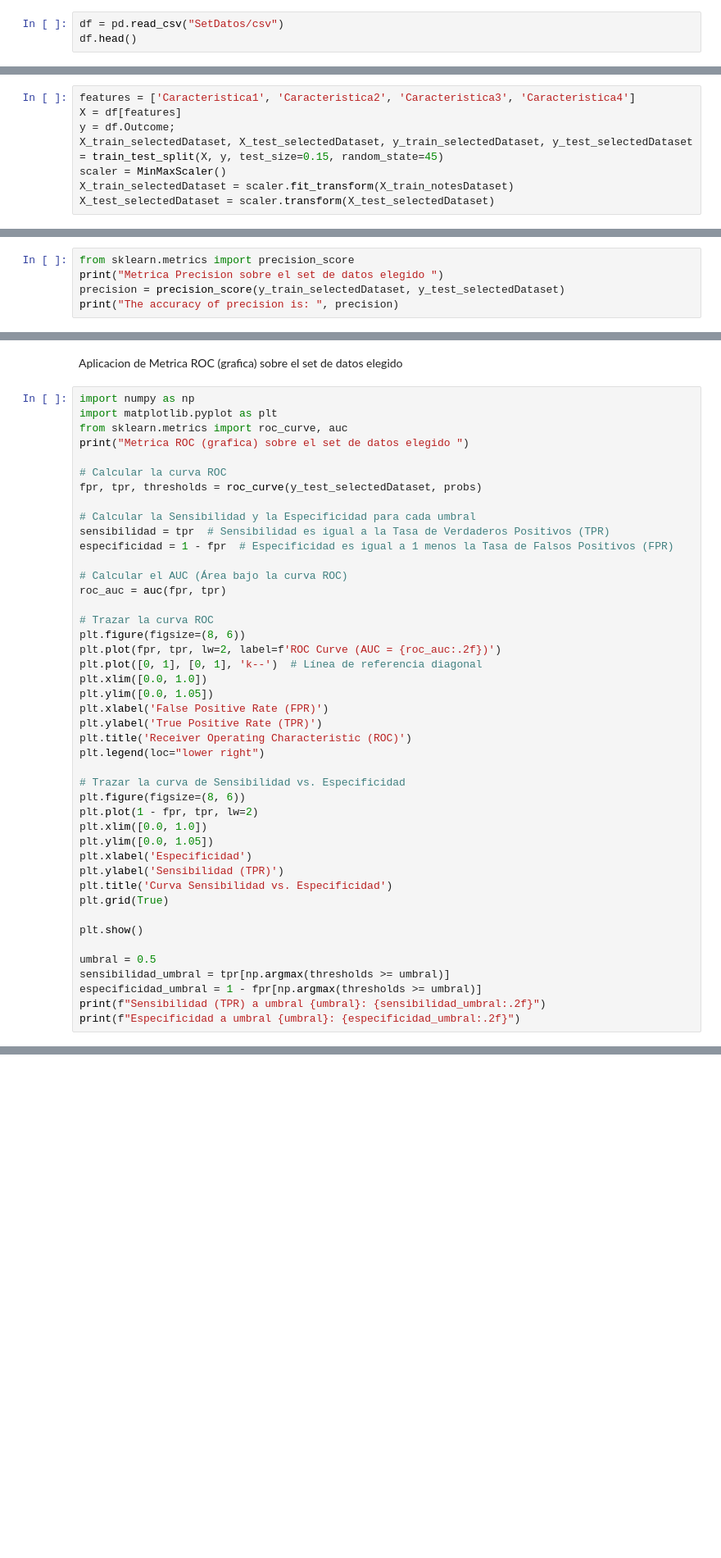
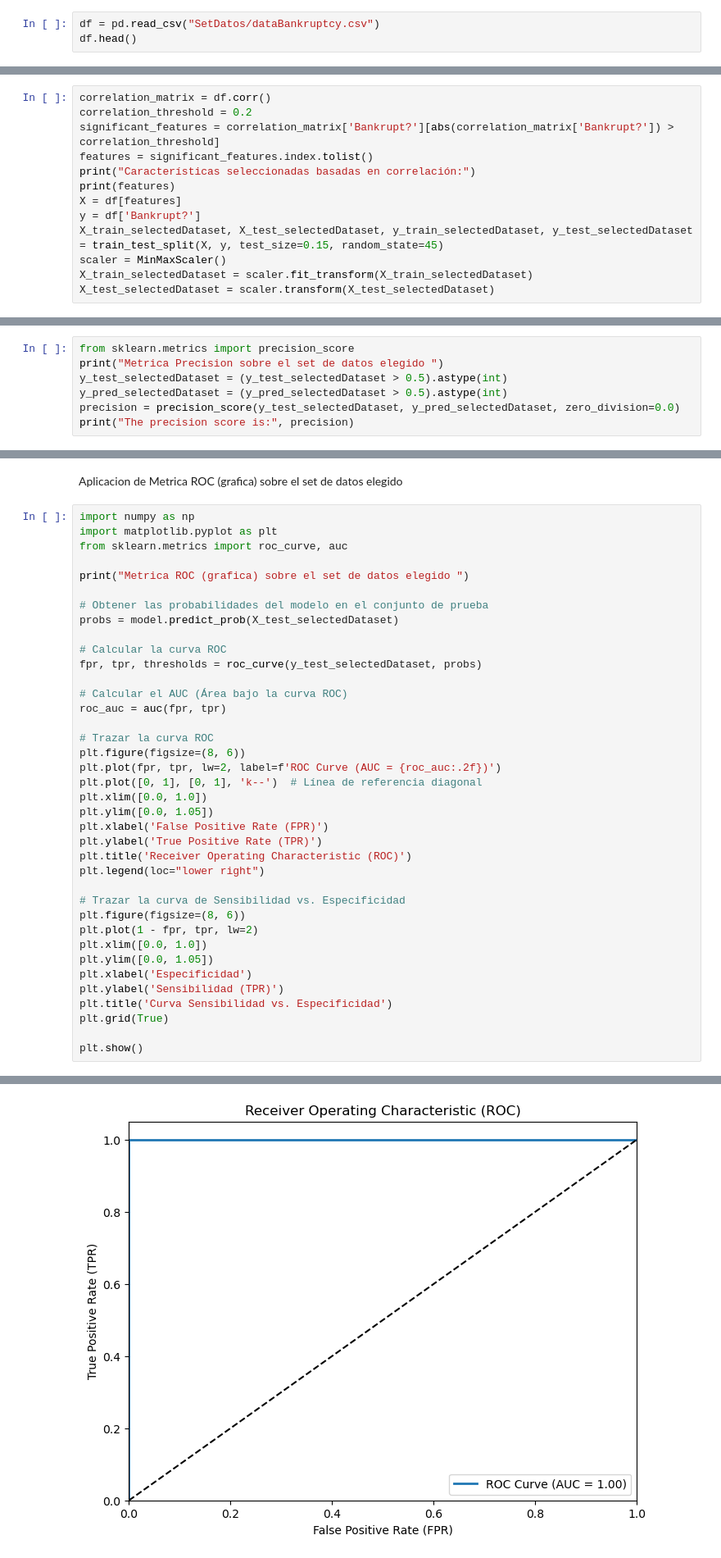
Before and after one commit to Heineken97/ReconocimientoPatrones-Proyecto1, a Jupyter notebook: AlgoritmosAprendizajeSupervisado.ipynb, the cells around one changed output, grey strips where cells are left out. Shown: that part at 82% size. Cells and saved outputs as stored; diff of their text form; blank space fills up the shorter version.

Commit message:
[UPDATE] Rain in Australia y dataset seleccionado
Ajustado el codigo de ambos datasets

```diff
--- a/AlgoritmosAprendizajeSupervisado.ipynb
+++ b/AlgoritmosAprendizajeSupervisado.ipynb
@@ -87,5 +96,5 @@ X_test__notesDataset = scaler.transform(X_test_notesDataset)
 # %% [markdown]
 Set de Datos seleccionado
 # %%
-df = pd.read_csv("SetDatos/csv")
+df = pd.read_csv("SetDatos/dataBankruptcy.csv")
 df.head()
@@ -92,8 +109,13 @@ df.head()
 # %%
-features = ['Caracteristica1', 'Caracteristica2', 'Caracteristica3', 'Caracteristica4']
+correlation_matrix = df.corr()
+correlation_threshold = 0.2
+significant_features = correlation_matrix['Bankrupt?'][abs(correlation_matrix['Bankrupt?']) > correlation_threshold]
+features = significant_features.index.tolist()
+print("Características seleccionadas basadas en correlación:")
+print(features)
 X = df[features]
-y = df.Outcome;
+y = df['Bankrupt?']
 X_train_selectedDataset, X_test_selectedDataset, y_train_selectedDataset, y_test_selectedDataset = train_test_split(X, y, test_size=0.15, random_state=45)
 scaler = MinMaxScaler()
-X_train_selectedDataset = scaler.fit_transform(X_train_notesDataset)
+X_train_selectedDataset = scaler.fit_transform(X_train_selectedDataset)
 X_test_selectedDataset = scaler.transform(X_test_selectedDataset)
@@ -468,5 +502,7 @@ Aplicacion de Metrica Presicion sobre el set de datos elegido
 # %%
 from sklearn.metrics import precision_score
 print("Metrica Precision sobre el set de datos elegido ")
-precision = precision_score(y_train_selectedDataset, y_test_selectedDataset)
-print("The accuracy of precision is: ", precision)
+y_test_selectedDataset = (y_test_selectedDataset > 0.5).astype(int)
+y_pred_selectedDataset = (y_pred_selectedDataset > 0.5).astype(int)
+precision = precision_score(y_test_selectedDataset, y_pred_selectedDataset, zero_division=0.0)
+print("The precision score is:", precision)
@@ -610,14 +642,14 @@ Aplicacion de Metrica ROC (grafica) sobre el set de datos elegido
 import numpy as np
 import matplotlib.pyplot as plt
 from sklearn.metrics import roc_curve, auc
+
 print("Metrica ROC (grafica) sobre el set de datos elegido ")
+
+# Obtener las probabilidades del modelo en el conjunto de prueba
+probs = model.predict_prob(X_test_selectedDataset)
 
 # Calcular la curva ROC
 fpr, tpr, thresholds = roc_curve(y_test_selectedDataset, probs)
-
-# Calcular la Sensibilidad y la Especificidad para cada umbral
-sensibilidad = tpr  # Sensibilidad es igual a la Tasa de Verdaderos Positivos (TPR)
-especificidad = 1 - fpr  # Especificidad es igual a 1 menos la Tasa de Falsos Positivos (FPR)
 
 # Calcular el AUC (Área bajo la curva ROC)
 roc_auc = auc(fpr, tpr)
@@ -644,9 +676,4 @@ plt.title('Curva Sensibilidad vs. Especificidad')
 plt.grid(True)
 
 plt.show()
-
-umbral = 0.5
-sensibilidad_umbral = tpr[np.argmax(thresholds >= umbral)]
-especificidad_umbral = 1 - fpr[np.argmax(thresholds >= umbral)]
-print(f"Sensibilidad (TPR) a umbral {umbral}: {sensibilidad_umbral:.2f}")
-print(f"Especificidad a umbral {umbral}: {especificidad_umbral:.2f}")
+# %% [output]
@@ -652,0 +681 @@ print(f"Especificidad a umbral {umbral}: {especificidad_umbral:.2f}")
+[figure, added]
```
Also changed, not shown: parts of 20 cells of this notebook.
